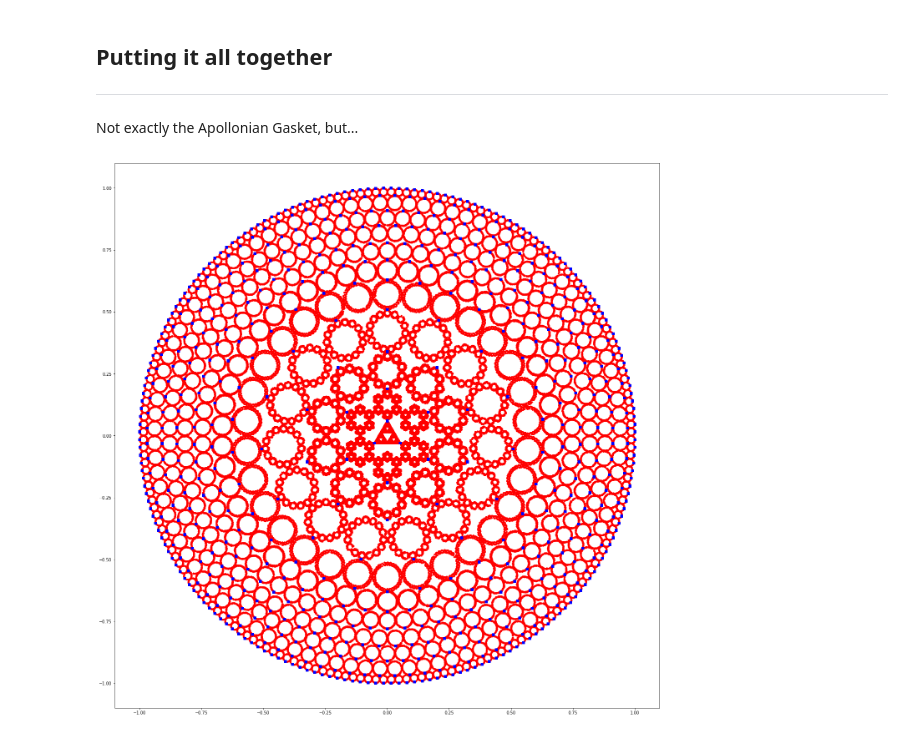
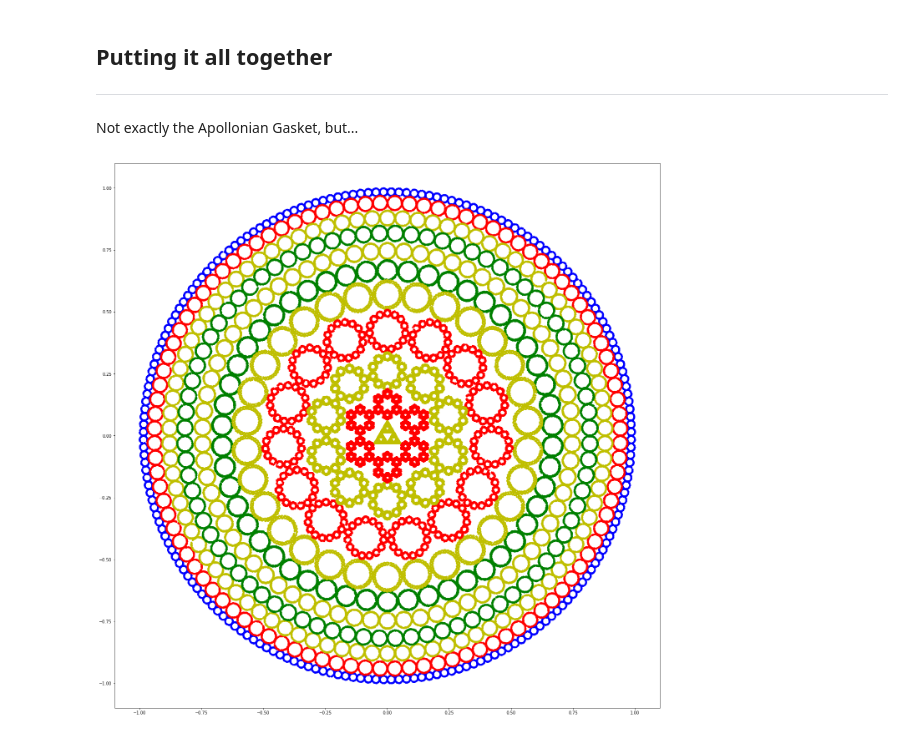
Before and after one commit to cdragun/python-progs, a Jupyter notebook: Sierpinski.ipynb, the cells around one changed output. Saved outputs shown, nothing was run; the diff lists cells and outputs as text; code cells hidden in the pictures.

```diff
--- a/Sierpinski.ipynb
+++ b/Sierpinski.ipynb
@@ -56,9 +62,13 @@ def show_walk(vertexes, N=5000, stepratio=0.5, start_origin=False):
 Add a routine to compute the vertices of a regular polygon (the offset z ensures that the polygon looks more "traditional")
 # %%
 def polygon(n, r=1.0):
-    """Compute the coordinates of a regular n-sided polygon whose vertices lie on a unit circle."""
-    z = math.pi / n if n % 2 == 0 else math.pi / 2
-    return list((r * math.cos(2*math.pi*i/n + z), r * math.sin(2*math.pi*i/n + z)) for i in range(n))
+    """Compute the coordinates of a regular n-sided polygon
+    whose vertices lie on a circle of radius r.
+    """
+    z = math.pi/n if n%2 == 0 else math.pi/2
+    return list((r * math.cos(2*math.pi*i/n + z),
+                 r * math.sin(2*math.pi*i/n + z))
+                for i in range(n))
 
 triangle = polygon(3)
 square   = polygon(4)
@@ -118,8 +128,11 @@ It turns out (see Schliker & Dennis) that each polygon has a different ratio whe
 So what are these ratios for different polygons?
 # %%
 def kissing_ratio(n):
-    """Return ratio r for an n-gon, such that the fractionalpoint ratio r gives kissing n-gons."""
-    return 1 / (2*(1 + sum(math.cos(2*math.pi*k/n) for k in range(1, int(n/4) + 1))))
+    """Return ratio r for an n-gon such that the fractionalpoint ratio r
+    gives kissing n-gons.
+    """
+    return 1 / (2*(1 + sum(math.cos(2*math.pi*k/n)
+                           for k in range(1, int(n/4) + 1))))
 
 for n in range(3, 11):
     r = kissing_ratio(n)
@@ -251,20 +264,20 @@ Not exactly the Apollonian Gasket, but...
 # %%
 plt.figure(1, figsize=(24,24))
 plt.subplot(111);
 
-show_walk(polygon(200), 20000, kissing_ratio(200));
-show_walk(polygon(100, 0.97), 20000, kissing_ratio(100));
-show_walk(polygon(90, 0.91), 20000, kissing_ratio(90));
-show_walk(polygon(80, 0.85), 20000, kissing_ratio(80));
-show_walk(polygon(70, 0.78), 20000, kissing_ratio(70));
-show_walk(polygon(50, 0.71), 20000, kissing_ratio(50));
+show_walk(polygon(200), 20000, kissing_ratio(200), vx_fmt=None, pt_fmt='b.')
+show_walk(polygon(100, 0.97), 20000, kissing_ratio(100), vx_fmt=None)
+show_walk(polygon(90, 0.91), 20000, kissing_ratio(90), vx_fmt=None, pt_fmt='y.')
+show_walk(polygon(80, 0.85), 20000, kissing_ratio(80), vx_fmt=None, pt_fmt='g.')
+show_walk(polygon(70, 0.78), 20000, kissing_ratio(70), vx_fmt=None, pt_fmt='y.')
+show_walk(polygon(50, 0.71), 20000, kissing_ratio(50), vx_fmt=None, pt_fmt='g.')
 
-show_walk(polygon(30, 0.63), 20000, kissing_ratio(30));
-show_walk(polygon(15, 0.51), 20000, kissing_ratio(15));
-show_walk(polygon(10, 0.34), 20000, kissing_ratio(10));
+show_walk(polygon(30, 0.63), 20000, kissing_ratio(30), vx_fmt=None, pt_fmt='y.')
+show_walk(polygon(15, 0.51), 20000, kissing_ratio(15), vx_fmt=None, pt_fmt='r.')
+show_walk(polygon(10, 0.34), 20000, kissing_ratio(10), vx_fmt=None, pt_fmt='y.')
 
-show_walk(polygon(6, 0.19), 20000, kissing_ratio(6));
-show_walk(polygon(3, 0.06), 10000, kissing_ratio(3));
+show_walk(polygon(6, 0.19), 20000, kissing_ratio(6), vx_fmt=None)
+show_walk(polygon(3, 0.06), 10000, kissing_ratio(3), vx_fmt=None, pt_fmt='y.')
 plt.show()
 # %% [output]
-[figure, old version]
+[figure, new version]
```
Also changed, not shown: parts of 10 cells of this notebook.
